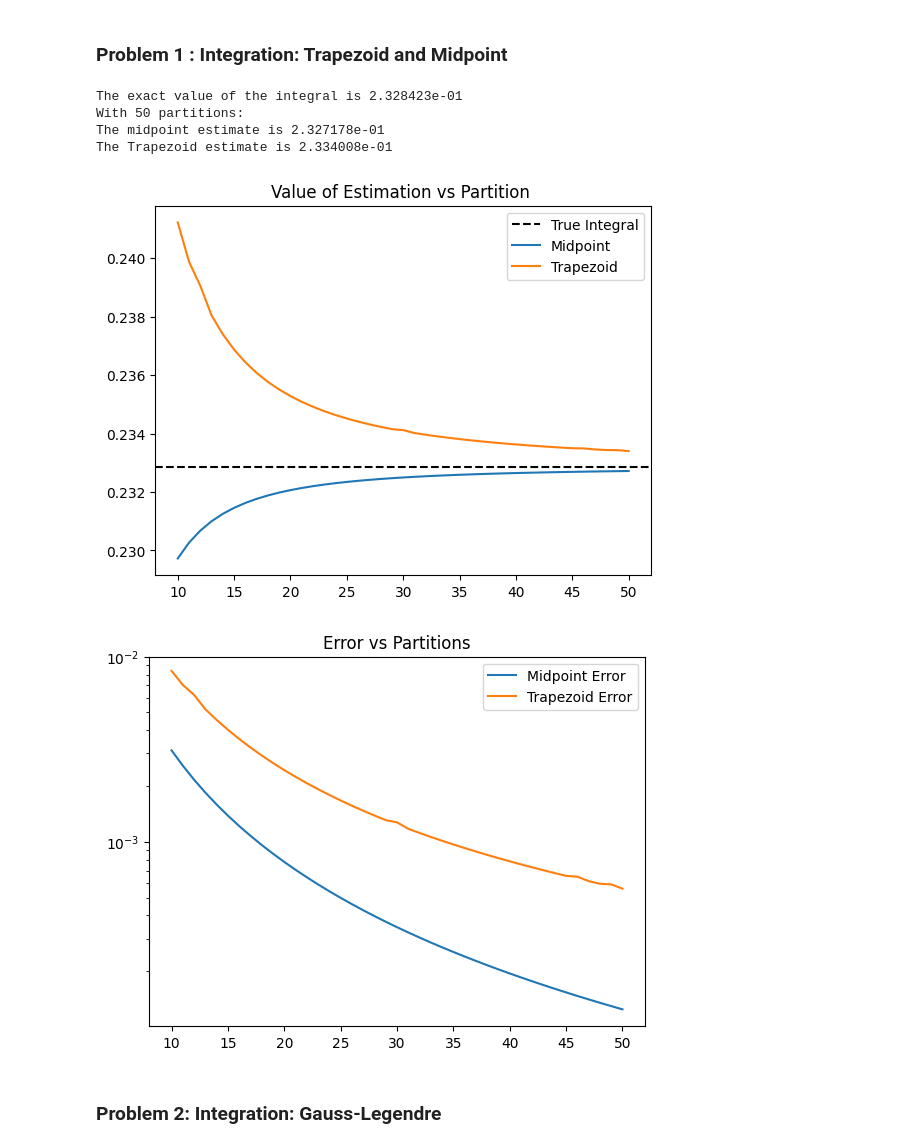
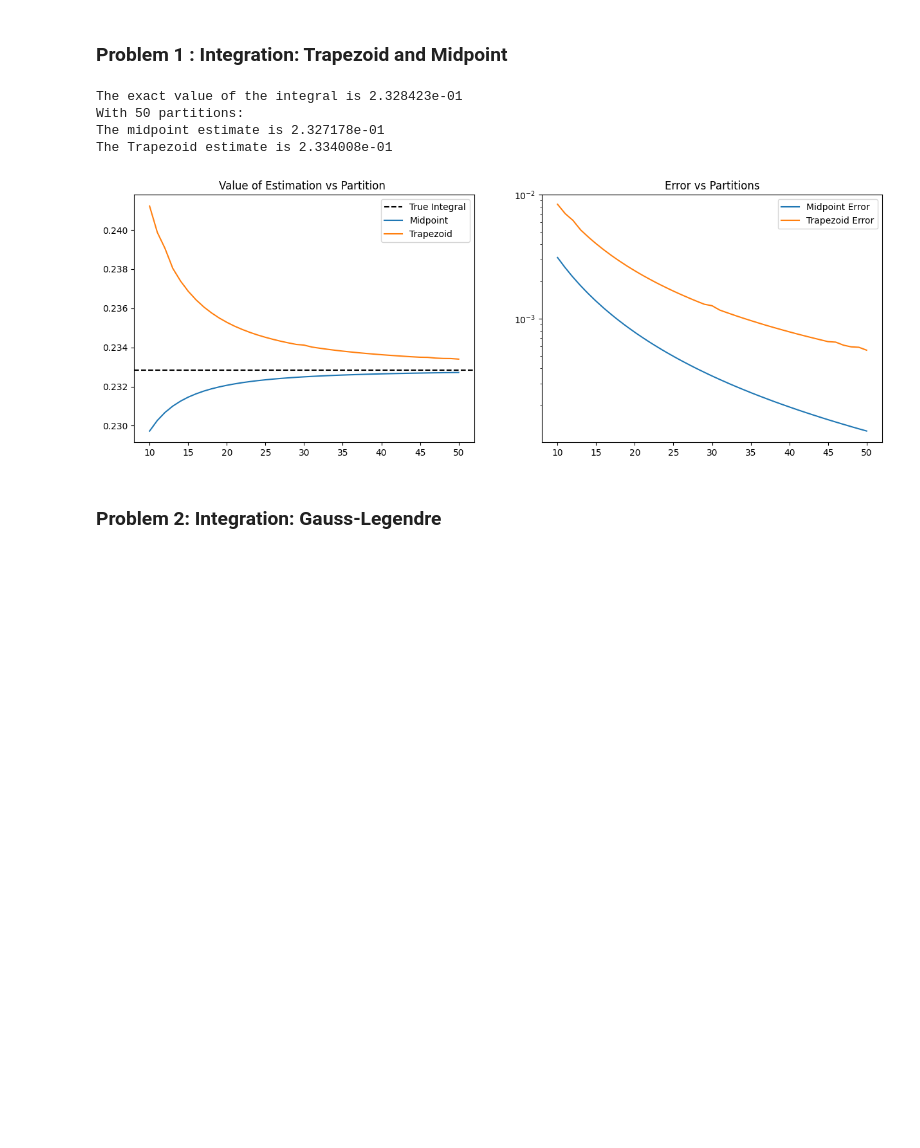
Before and after one commit to h-e-t/AERO222, a Jupyter notebook: HW5/TruebaHW5.ipynb, the cells around one changed output. Cells and saved outputs as stored; diff of their text form; code cells hidden in the pictures; blank space fills up the shorter version.

```diff
--- a/HW5/TruebaHW5.ipynb
+++ b/HW5/TruebaHW5.ipynb
@@ -45,46 +45,51 @@ def partvsval(Iestimator):
 
 
 exactI = (3/13)*(1+np.exp(-3*np.pi/2))
 
 midData = partvsval(midpoint)
 trapData = partvsval(trapezoid)
 
 bins = midData[0]
 
 print(f'The exact value of the integral is {exactI:.6e}')
 print(f'With {bins[-1]:.0f} partitions:')
 print(f'The midpoint estimate is {midData[1][-1]:.6e}')
 print(f'The Trapezoid estimate is {trapData[1][-1]:.6e}')
 
 
+sums, sumplots = plt.subplots(1,2)
+sums.set_figwidth(15, True)
+sums.set_figheight(5, True)
 
-plt.axhline(y = exactI, label = 'True Integral', color = 'black', linestyle = 'dashed')
-plt.plot(midData[0], midData[1], label = 'Midpoint')
-plt.plot(trapData[0], trapData[1], label = 'Trapezoid')
-plt.title('Value of Estimation vs Partition ')
-plt.legend()
-plt.show()
+estimations = sumplots[0]
+errors = sumplots[1]
+
+estimations.axhline(y = exactI, label = 'True Integral', color = 'black', linestyle = 'dashed')
+estimations.plot(midData[0], midData[1], label = 'Midpoint')
+estimations.plot(trapData[0], trapData[1], label = 'Trapezoid')
+estimations.set_title('Value of Estimation vs Partition ')
+estimations.legend()
 
 midPointErr = []
 trapErr = []
 
 for i in range(len(midData[1])):
     midPointErr.append(abs(exactI-midData[1][i]))
     trapErr.append(abs(exactI - trapData[1][i]))
 
-plt.semilogy(bins, midPointErr, label= 'Midpoint Error')
-plt.semilogy(bins, trapErr, label = 'Trapezoid Error')
-plt.ylim(top = 1e-2)
-plt.title('Error vs Partitions')
-plt.legend()
+errors.semilogy(bins, midPointErr, label= 'Midpoint Error')
+errors.semilogy(bins, trapErr, label = 'Trapezoid Error')
+errors.set_ylim(top = 1e-2)
+errors.set_title('Error vs Partitions')
+errors.legend()
+
 plt.show()
 # %% [output]
 The exact value of the integral is 2.328423e-01
 With 50 partitions:
 The midpoint estimate is 2.327178e-01
 The Trapezoid estimate is 2.334008e-01
-[figure, old version]
+[figure, new version]
-[figure, removed]
 # %% [markdown]
 ### Problem 2: Integration: Gauss-Legendre ###
 # %%
```
Also changed, not shown: parts of 1 cell of this notebook.
